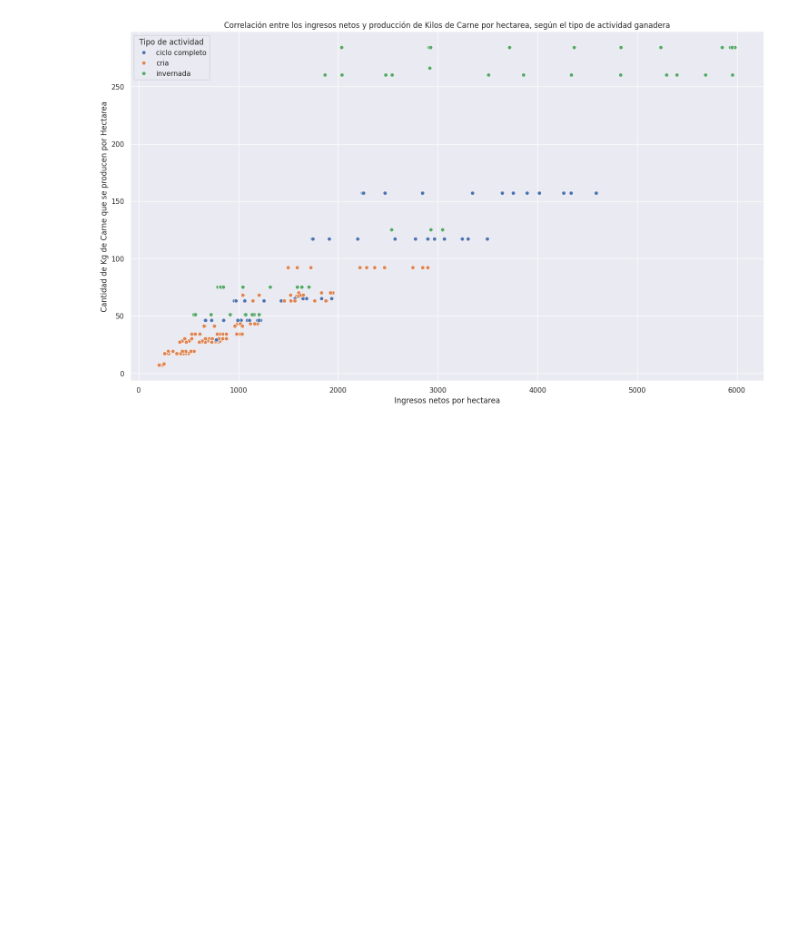
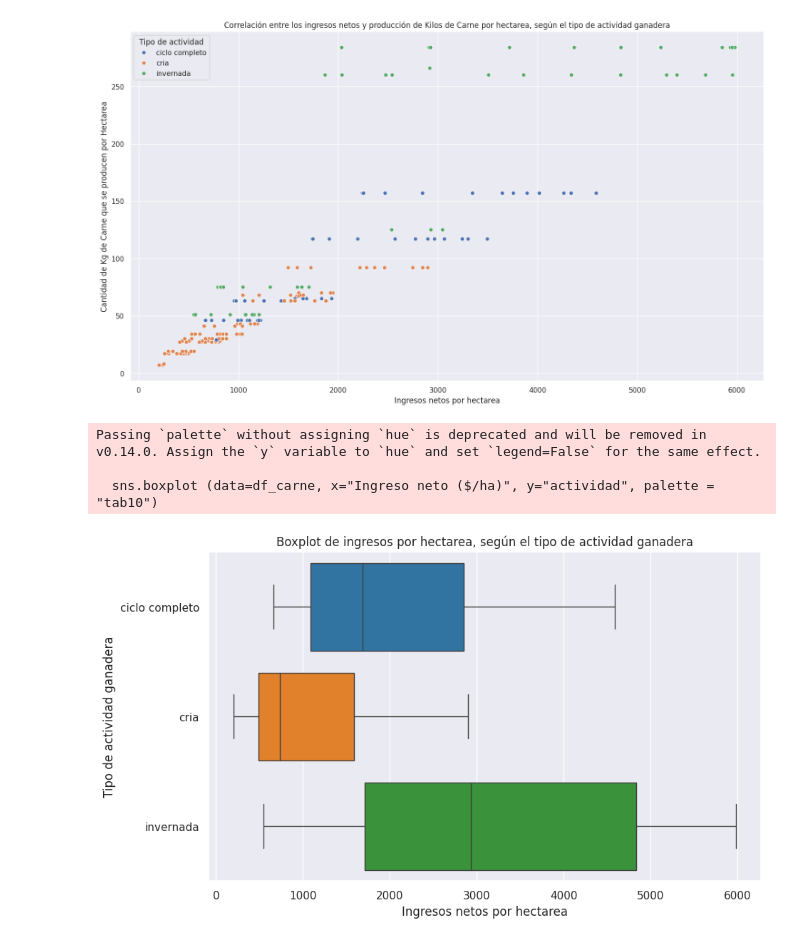
Before and after one commit to JuanSol26/Coderhouse-Solinas, a Jupyter notebook: Trabajo_Coder_Solinas.ipynb, the cells around one changed output. Cells and saved outputs as stored; diff of their text form; code cells hidden in the pictures; blank space fills up the shorter version.

```diff
--- a/Trabajo_Coder_Solinas.ipynb
+++ b/Trabajo_Coder_Solinas.ipynb
@@ -150,3 +150,16 @@ plt.legend(title= "Tipo de actividad")
 plt.show()
 # %% [output]
 [figure]
+# %%
+plt.figure (figsize=(10,6))
+sns.set_theme(style="darkgrid")
+sns.boxplot (data=df_carne, x="Ingreso neto ($/ha)", y="actividad", palette = "tab10")
+plt.xlabel("Ingresos netos por hectarea")
+plt.ylabel("Tipo de actividad ganadera")
+plt.title("Boxplot de ingresos por hectarea, según el tipo de actividad ganadera")
+plt.show()
+# %% [output]
+Passing `palette` without assigning `hue` is deprecated and will be removed in v0.14.0. Assign the `y` variable to `hue` and set `legend=False` for the same effect.
+
+  sns.boxplot (data=df_carne, x="Ingreso neto ($/ha)", y="actividad", palette = "tab10")
+[figure, added]
```
